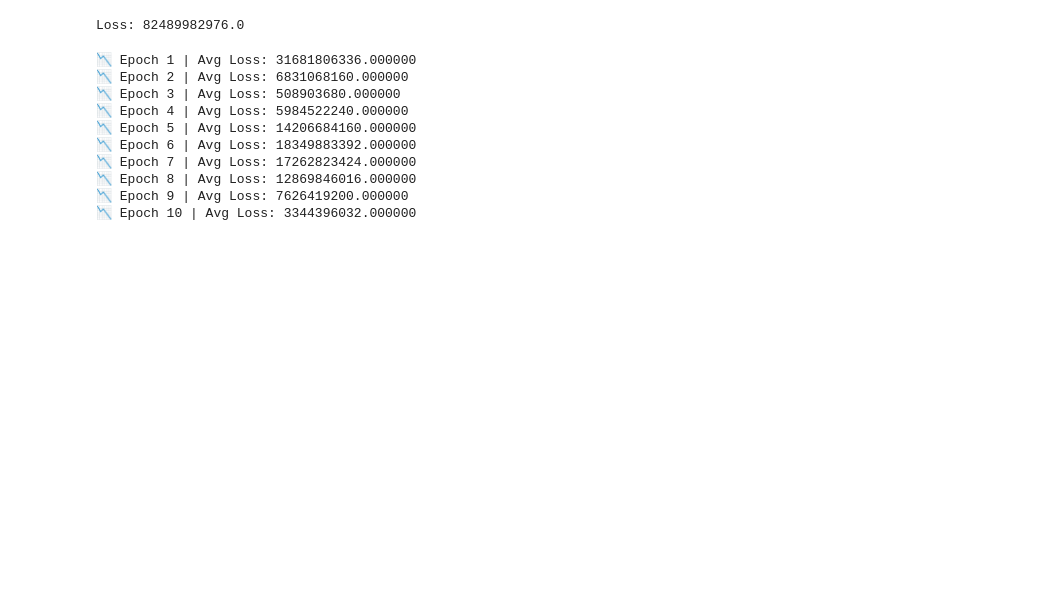
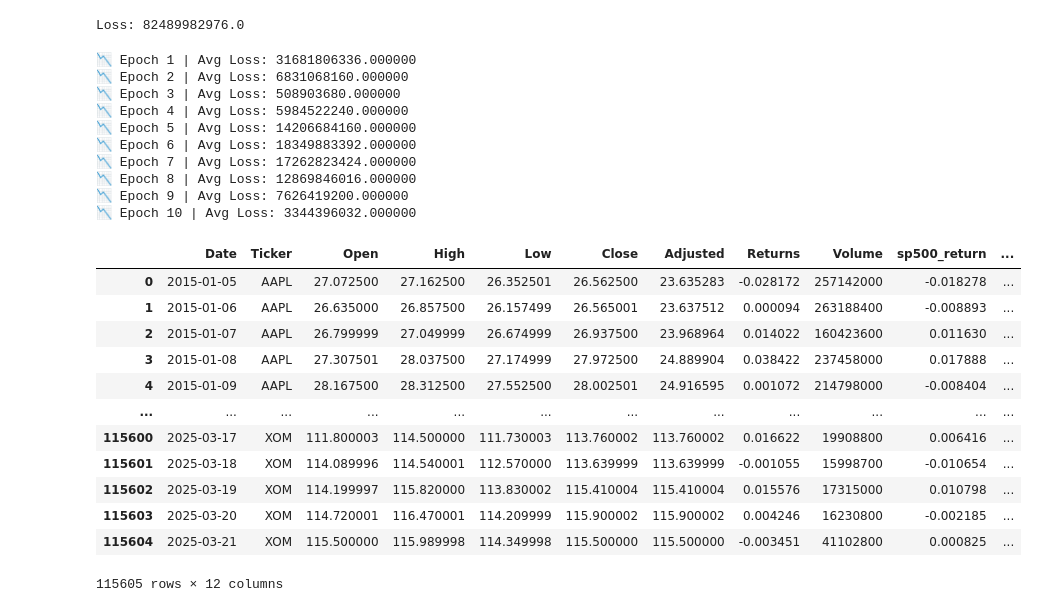
Before and after one commit to luxincchen/StockPricePrediction, a Jupyter notebook: test.ipynb, the cells around one changed output. Saved outputs shown, nothing was run; the diff lists cells and outputs as text; code cells hidden in the pictures; blank space fills up the shorter version.

```diff
--- a/test.ipynb
+++ b/test.ipynb
@@ -887,3 +887,57 @@ for epoch in range(epochs):
 📉 Epoch 8 | Avg Loss: 12869846016.000000
 📉 Epoch 9 | Avg Loss: 7626419200.000000
 📉 Epoch 10 | Avg Loss: 3344396032.000000
+# %%
+import os
+import pandas as pd
+def beta_features(stocks_dir='data/train/stocks/', sp500_path='data/train/indices/SP500.csv', window=60):
+    # Load stock data (folder or single file)
+    if os.path.isdir(stocks_dir):
+        stocks_lst = []
+        for stock in sorted(os.listdir(stocks_dir)):
+            file_path = os.path.join(stocks_dir, stock)
+            df = pd.read_csv(file_path)
+            stocks_lst.append(df)
+        stocks_df = pd.concat(stocks_lst, ignore_index=True)
+    else:
+        stocks_df = pd.read_csv(stocks_dir)
+
+    # Ensure Ticker exists for single-file case
+    if "Ticker" not in stocks_df.columns:
+        stocks_df["Ticker"] = os.path.splitext(os.path.basename(stocks_dir))[0]
+
+    # Load S&P500 (use the provided path)
+    sp500_df = pd.read_csv(sp500_path).rename(columns={'Returns': 'sp500_return'})[['Date', 'sp500_return']]
+
+    # Merge and sort
+    merged_df = pd.merge(stocks_df, sp500_df, on='Date', how='inner')
+    merged_df = merged_df.sort_values(['Ticker', 'Date'], kind='stable')
+
+    # Group by ticker; group_keys=False keeps the original index (no MultiIndex to drop)
+    g = merged_df.groupby('Ticker', group_keys=False, sort=False)
+
+    # Rolling cov/var per ticker
+    cov = g.apply(lambda d: d['Returns'].rolling(window).cov(d['sp500_return']))
+    var = g.apply(lambda d: d['sp500_return'].rolling(window).var())
+
+    # Compute beta and its lag
+    merged_df['beta'] = cov / var
+    merged_df['beta_lag1'] = g['beta'].shift(1)
+
+    return merged_df
+
+beta_features()
+# %% [output]
+|  | Date | Ticker | Open | High | Low | Close | Adjusted | Returns | Volume | sp500_return | ... |
+| 0 | 2015-01-05 | AAPL | 27.072500 | 27.162500 | 26.352501 | 26.562500 | 23.635283 | -0.028172 | 257142000 | -0.018278 | ... |
+| 1 | 2015-01-06 | AAPL | 26.635000 | 26.857500 | 26.157499 | 26.565001 | 23.637512 | 0.000094 | 263188400 | -0.008893 | ... |
+| 2 | 2015-01-07 | AAPL | 26.799999 | 27.049999 | 26.674999 | 26.937500 | 23.968964 | 0.014022 | 160423600 | 0.011630 | ... |
+| 3 | 2015-01-08 | AAPL | 27.307501 | 28.037500 | 27.174999 | 27.972500 | 24.889904 | 0.038422 | 237458000 | 0.017888 | ... |
+| 4 | 2015-01-09 | AAPL | 28.167500 | 28.312500 | 27.552500 | 28.002501 | 24.916595 | 0.001072 | 214798000 | -0.008404 | ... |
+| ... | ... | ... | ... | ... | ... | ... | ... | ... | ... | ... | ... |
+| 115600 | 2025-03-17 | XOM | 111.800003 | 114.500000 | 111.730003 | 113.760002 | 113.760002 | 0.016622 | 19908800 | 0.006416 | ... |
+| 115601 | 2025-03-18 | XOM | 114.089996 | 114.540001 | 112.570000 | 113.639999 | 113.639999 | -0.001055 | 15998700 | -0.010654 | ... |
+| 115602 | 2025-03-19 | XOM | 114.199997 | 115.820000 | 113.830002 | 115.410004 | 115.410004 | 0.015576 | 17315000 | 0.010798 | ... |
+| 115603 | 2025-03-20 | XOM | 114.720001 | 116.470001 | 114.209999 | 115.900002 | 115.900002 | 0.004246 | 16230800 | -0.002185 | ... |
+| 115604 | 2025-03-21 | XOM | 115.500000 | 115.989998 | 114.349998 | 115.500000 | 115.500000 | -0.003451 | 41102800 | 0.000825 | ... |
+115605 rows × 12 columns
```
Also changed, not shown: parts of 7 cells of this notebook, 9 other files.
